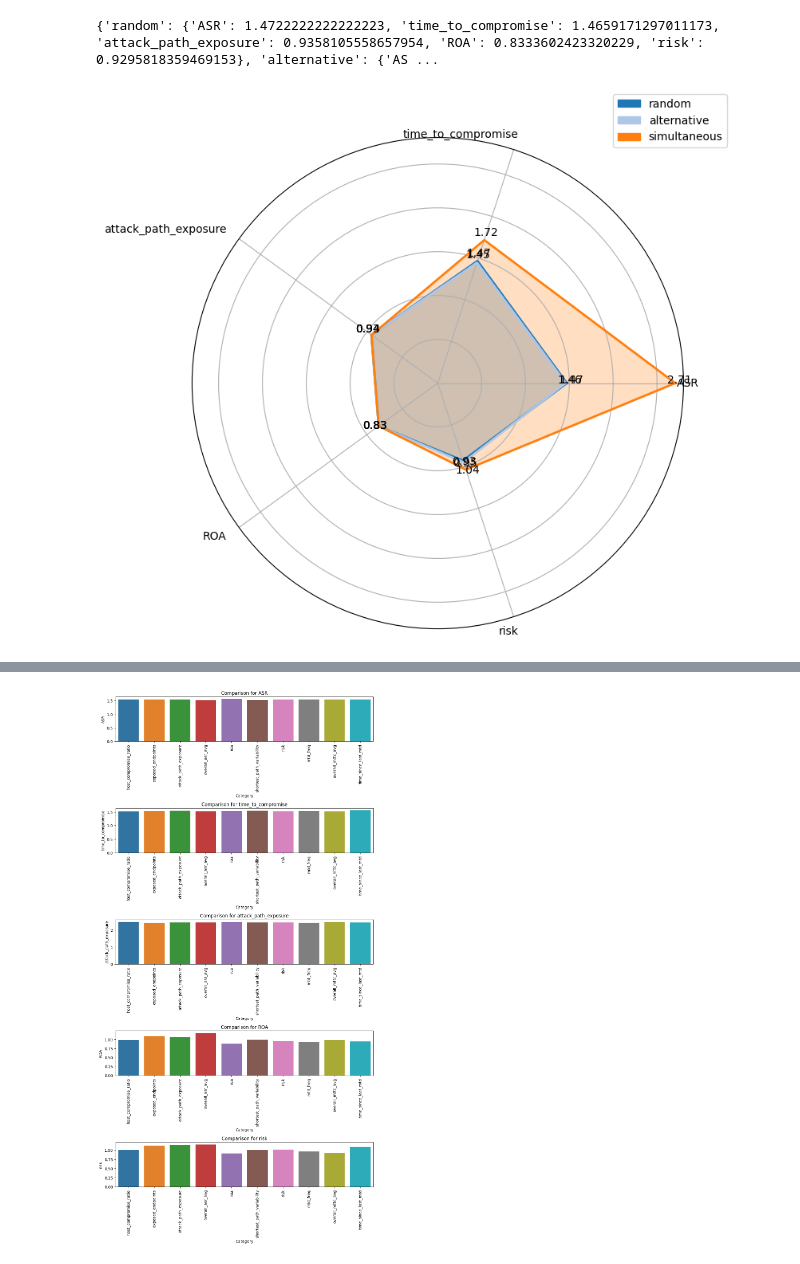
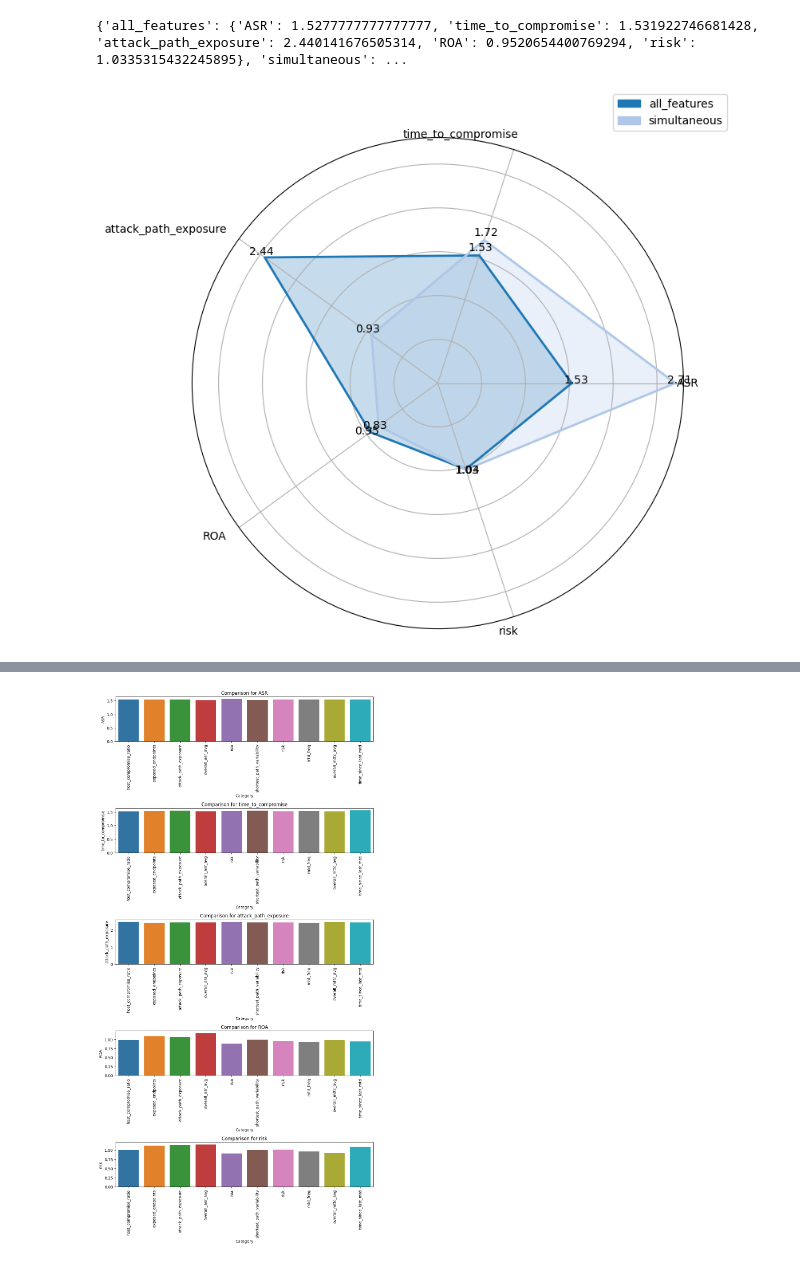
Before and after one commit to MoeBuTa/MTDSim, a Jupyter notebook: experiments/radar_plots_final.ipynb, the cells around one changed output, grey strips where cells are left out. Cells and saved outputs as stored; diff of their text form; code cells hidden in the pictures.

Commit message:
new models and training file

```diff
--- a/experiments/radar_plots_final.ipynb
+++ b/experiments/radar_plots_final.ipynb
@@ -41,7 +41,7 @@ network_size = [150]
 total_nodes = 150
 new_network = True
 
-trial = 50
+trial = 500
 
 
 mtd_strategies = [
@@ -58,15 +58,15 @@ mtd_strategies = [
 result_head_path = '/Users/williamho/Documents/GitHub/MTDSim'
 static_features = ["host_compromise_ratio", "exposed_endpoints", "attack_path_exposure",  "overall_asr_avg", "roa", "shortest_path_variability", "risk"]
 time_features = ["mtd_freq", "overall_mttc_avg", "time_since_last_mtd"]
-models =  static_features + time_features
+models =  ["all_features"] + static_features + time_features
 # %%
 radar = RadarPlot(epsilon, start_time, finish_time, mtd_interval, network_size,total_nodes, new_network,  "all_features", trial, result_head_path)
-schemes_data = pd.DataFrame(radar.multiple_scaled_pipeline(['random', 'alternative', "simultaneous"],run_trial = False)).T.drop(columns=['MEF', 'host_compromise_ratio','network_size', 'exposed_endpoints', "mtd_interval", 'shortest_path_variability'], axis = 1).T.to_dict()
+schemes_data = pd.DataFrame(radar.multiple_scaled_pipeline(["all_features",  "simultaneous"],run_trial = False)).T.drop(columns=['MEF', 'host_compromise_ratio','network_size', 'exposed_endpoints', "mtd_interval", 'shortest_path_variability'], axis = 1).T.to_dict()
 print(schemes_data)
 radar.plot_n_schemes(schemes_data)
 # %% [output]
-{'random': {'ASR': 1.4722222222222223, 'time_to_compromise': 1.4659171297011173, 'attack_path_exposure': 0.9358105558657954, 'ROA': 0.8333602423320229, 'risk': 0.9295818359469153}, 'alternative': {'AS ...
+{'all_features': {'ASR': 1.5277777777777777, 'time_to_compromise': 1.531922746681428, 'attack_path_exposure': 2.440141676505314, 'ROA': 0.9520654400769294, 'risk': 1.0335315432245895}, 'simultaneous': ...
-[figure, old version]
+[figure, new version]
 # %%
 for model in models:
 
```
Also changed, not shown: parts of 2 cells of this notebook, 42 other files.
